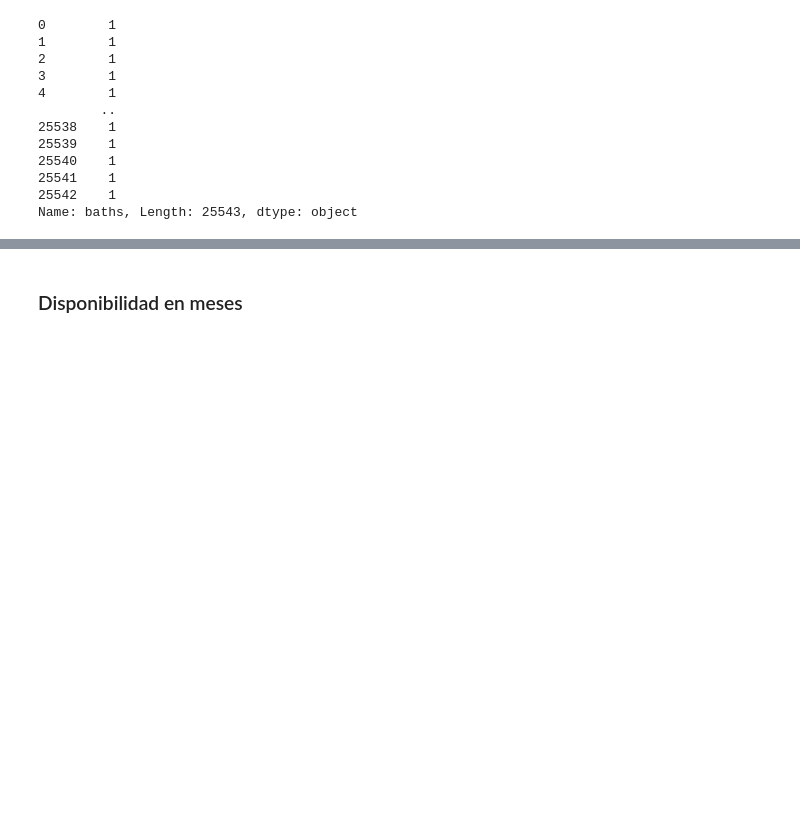
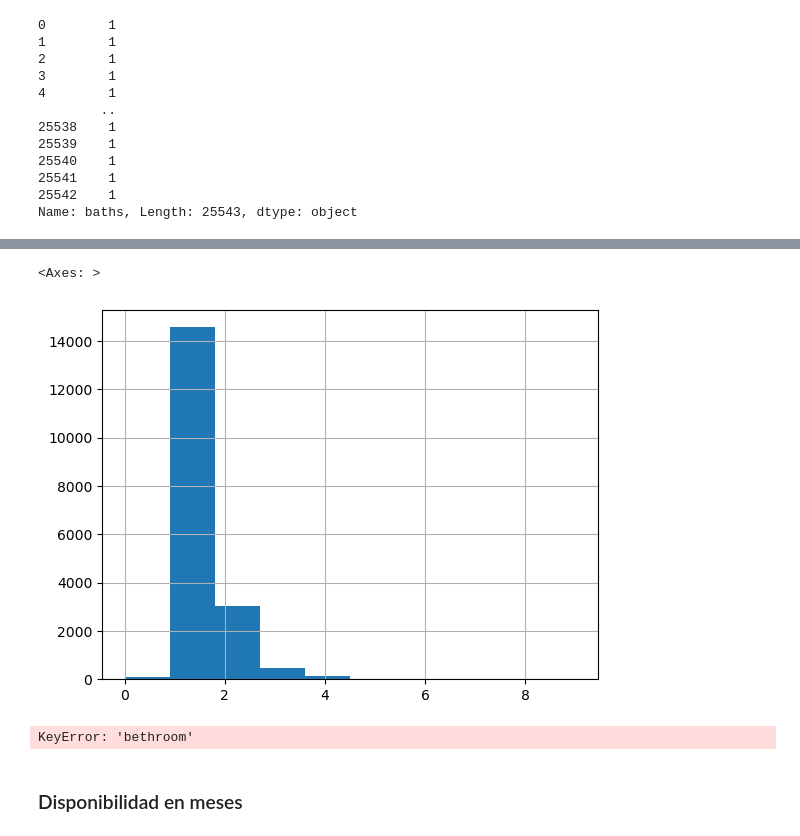
Before and after one commit to EstebanGomezVal/iteso-data-analytics, a Jupyter notebook: notebooks/Kmeans_madrid.ipynb, the cells around one changed output, grey strips where cells are left out. Drawn from its saved outputs; the diff is of its cells as text; code cells hidden in the pictures; blank space fills up the shorter version.

```diff
--- a/notebooks/Kmeans_madrid.ipynb
+++ b/notebooks/Kmeans_madrid.ipynb
@@ -194,3 +206,12 @@ df = df.drop('name', axis = 1)
+# %%
+df['baths'].hist()
+# %% [output]
+<Axes: >
+[figure, added]
+# %%
+df['bethroom'].hist()
+# %% [output]
+KeyError: 'bethroom'
 # %% [markdown]
 ### Disponibilidad en meses
 # %%
```
Also changed, not shown: parts of 12 cells of this notebook.
